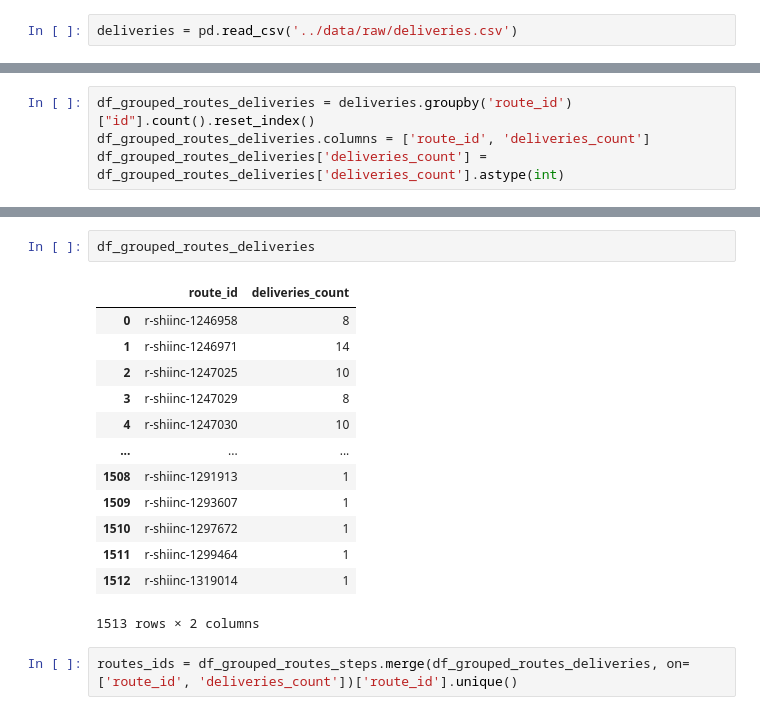
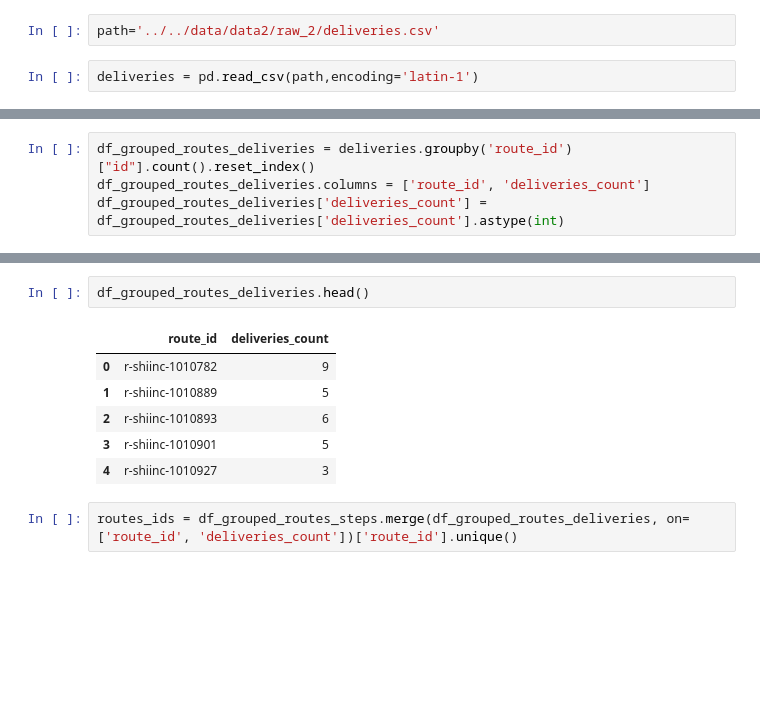
Before and after one commit to AlexVelezLl/ProyectoICD, a Jupyter notebook: 2P/notebooks/clean_dataset.ipynb, the cells around one changed output, grey strips where cells are left out. Drawn from its saved outputs; the diff is of its cells as text; blank space fills up the shorter version.

Commit message:
cleaning data

```diff
--- a/2P/notebooks/clean_dataset.ipynb
+++ b/2P/notebooks/clean_dataset.ipynb
@@ -4,7 +4,9 @@ import seaborn as sns
 from scipy import stats
 import numpy as np
 # %%
-deliveries = pd.read_csv('../data/raw/deliveries.csv')
+path='../../data/data2/raw_2/deliveries.csv'
+# %%
+deliveries = pd.read_csv(path,encoding='latin-1')
 # %%
 deliveries.head()
 # %% [output]
@@ -106,19 +114,12 @@ df_grouped_routes_steps
 # %%
-df_grouped_routes_deliveries
+df_grouped_routes_deliveries.head()
 # %% [output]
 |  | route_id | deliveries_count |
-| 0 | r-shiinc-1246958 | 8 |
-| 1 | r-shiinc-1246971 | 14 |
-| 2 | r-shiinc-1247025 | 10 |
-| 3 | r-shiinc-1247029 | 8 |
-| 4 | r-shiinc-1247030 | 10 |
-| ... | ... | ... |
-| 1508 | r-shiinc-1291913 | 1 |
-| 1509 | r-shiinc-1293607 | 1 |
-| 1510 | r-shiinc-1297672 | 1 |
-| 1511 | r-shiinc-1299464 | 1 |
-| 1512 | r-shiinc-1319014 | 1 |
+| 0 | r-shiinc-1010782 | 9 |
+| 1 | r-shiinc-1010889 | 5 |
+| 2 | r-shiinc-1010893 | 6 |
+| 3 | r-shiinc-1010901 | 5 |
+| 4 | r-shiinc-1010927 | 3 |
-1513 rows × 2 columns
 # %%
 routes_ids = df_grouped_routes_steps.merge(df_grouped_routes_deliveries, on=['route_id', 'deliveries_count'])['route_id'].unique()
 # %%
```
Also changed, not shown: parts of 27 cells of this notebook, 5 other files.
